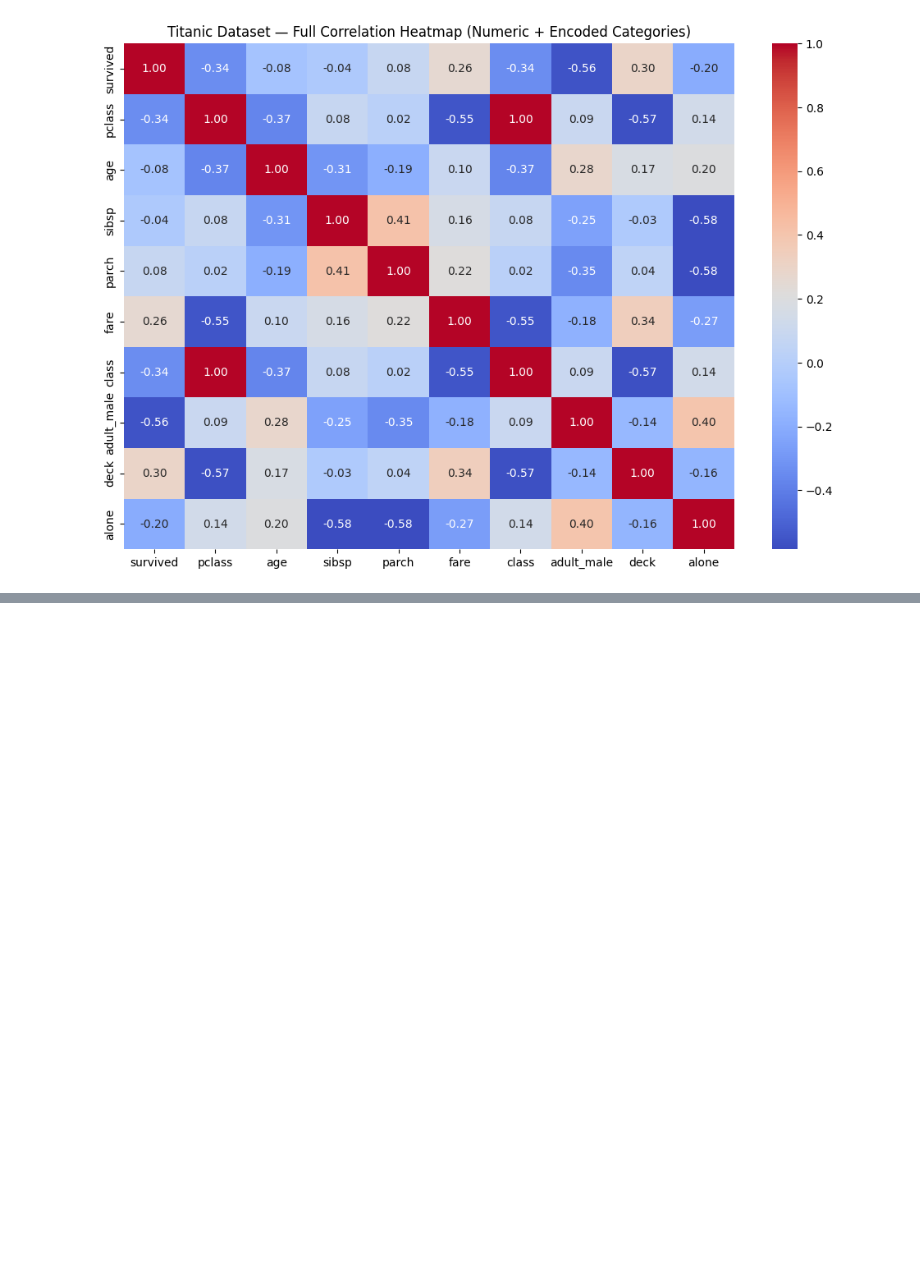
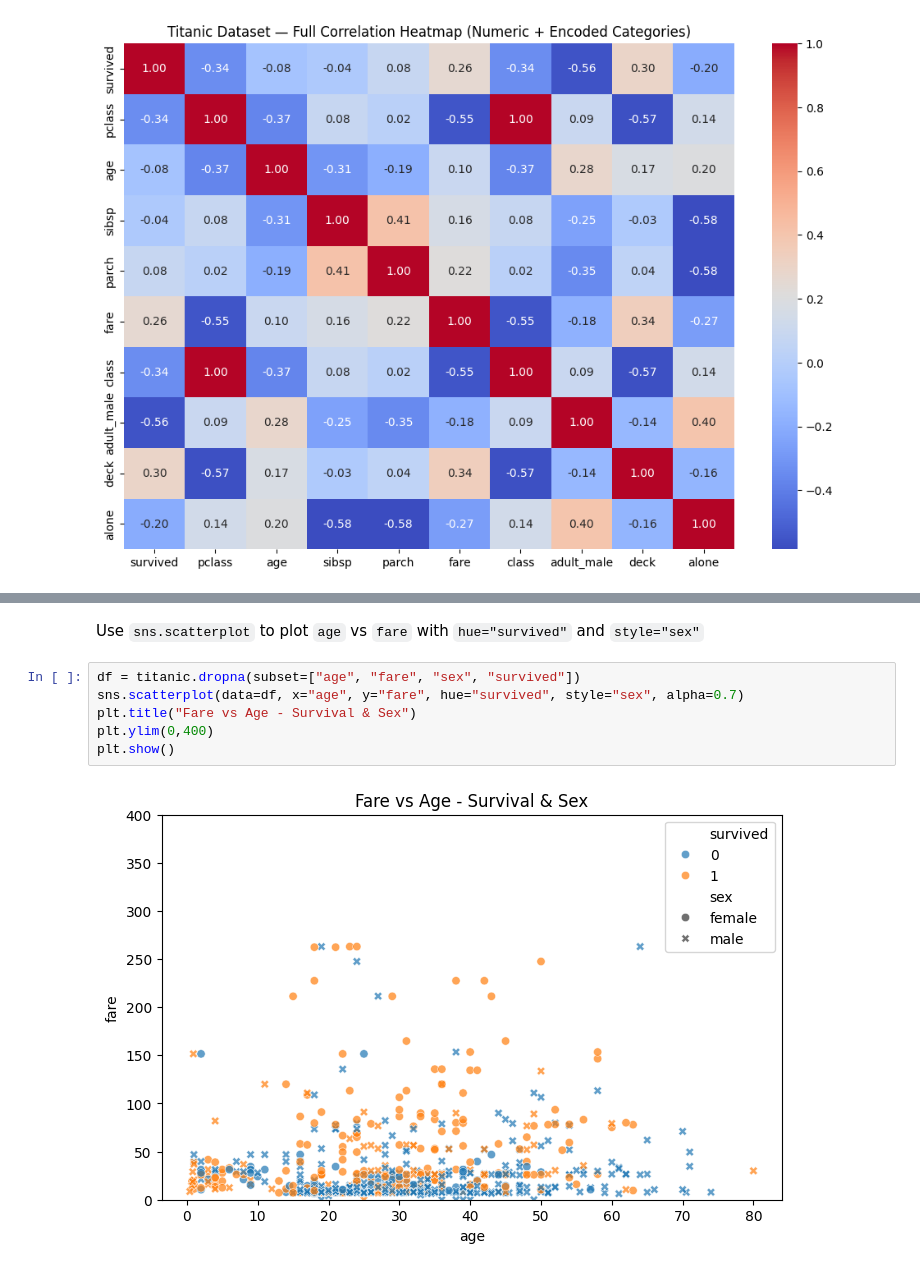
Before and after one commit to 5pence/sept-2025-da, a Jupyter notebook: dataVis.ipynb, the cells around one changed output, grey strips where cells are left out. Cells and saved outputs as stored; diff of their text form; blank space fills up the shorter version.

```diff
--- a/dataVis.ipynb
+++ b/dataVis.ipynb
@@ -102,0 +114,10 @@ plt.show()
+# %% [markdown]
+Use `sns.scatterplot` to plot `age` vs `fare` with `hue="survived"` and `style="sex"`
+# %%
+df = titanic.dropna(subset=["age", "fare", "sex", "survived"])
+sns.scatterplot(data=df, x="age", y="fare", hue="survived", style="sex", alpha=0.7)
+plt.title("Fare vs Age - Survival & Sex")
+plt.ylim(0,400)
+plt.show()
+# %% [output]
+[figure, added]
```
Also changed, not shown: parts of 10 cells of this notebook.
